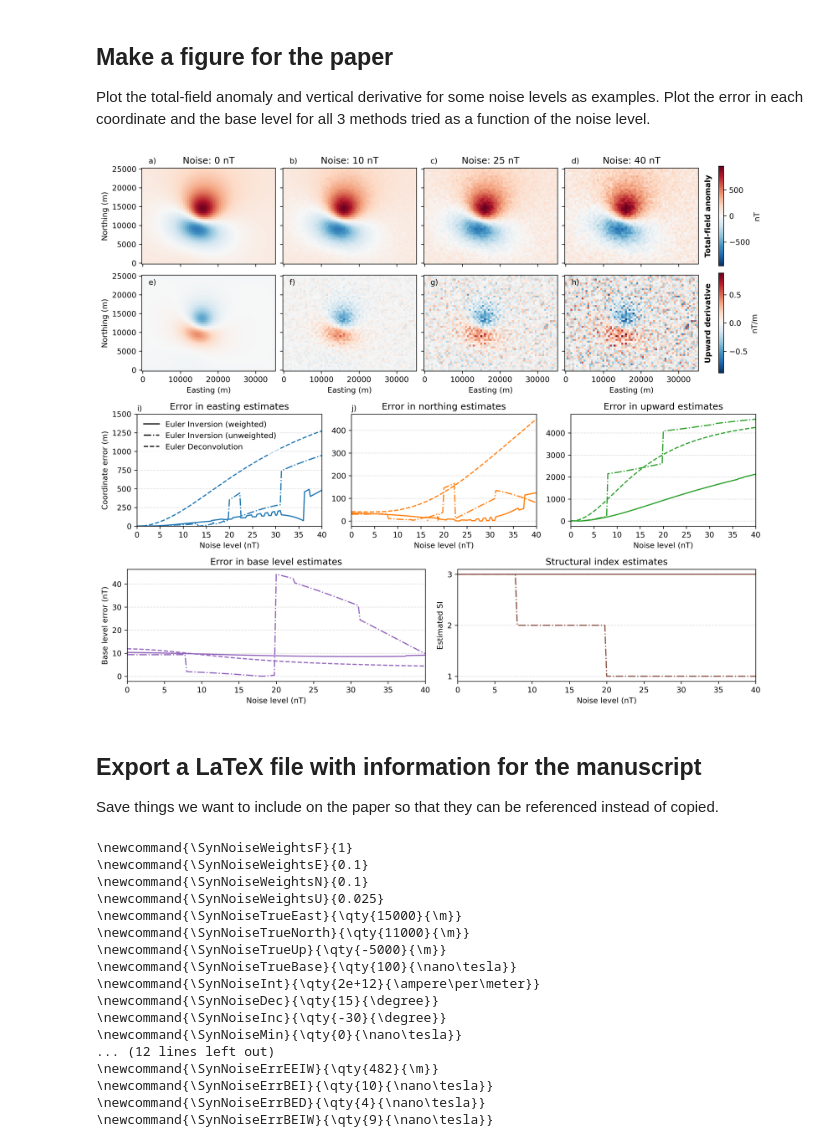
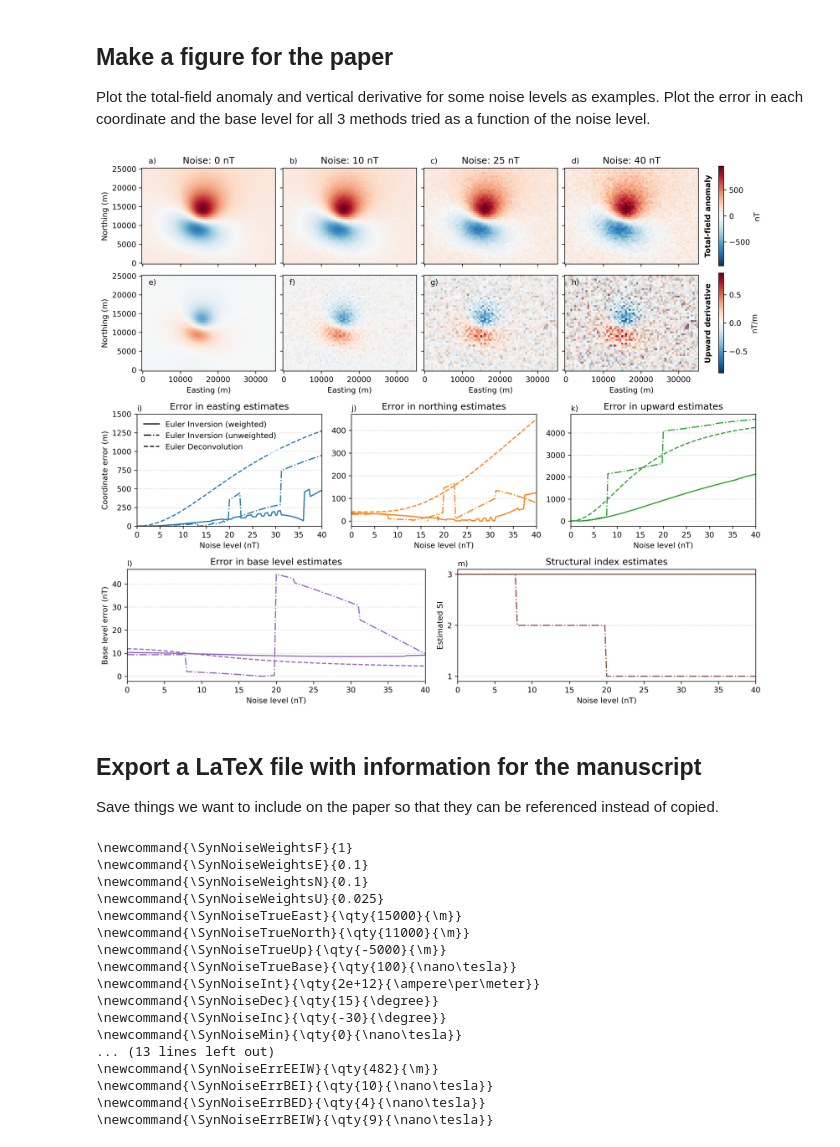
Before and after one commit to compgeolab/euler-inversion, a Jupyter notebook: code/synthetic-noise-levels.ipynb, the cells around one changed output. Saved outputs shown, nothing was run; the diff lists cells and outputs as text; code cells hidden in the pictures.

Commit message:
Fix missing labels in noise synthetic figure

```diff
--- a/code/synthetic-noise-levels.ipynb
+++ b/code/synthetic-noise-levels.ipynb
@@ -194,7 +194,7 @@ ax1, ax2, ax3 = figures[1].subplots(1, 3)
 
 ax4, ax5 = figures[2].subplots(1, 2)
 
-for ax, label in zip((ax1, ax2, ax3, ax4, ax5), "ij"):
+for ax, label in zip((ax1, ax2, ax3, ax4, ax5), "ijklm"):
     ax.text(0, 1.03, f"{label})", transform=ax.transAxes)
 for estimates, style in zip(
     [estimates_ed, estimates_ei, estimates_ei_weights], ["--", "-.", "-"]
@@ -256,39 +256,41 @@ ax1.legend(
         inversion,
         deconv,
     ],
     [
         "Euler Inversion (weighted)",
         "Euler Inversion (unweighted)",
         "Euler Deconvolution",
     ],
     framealpha=0.7,
     facecolor="#ffffff",
     edgecolor="#ffffff",
 )
 ax1.set_ylabel("Coordinate error (m)")
 ax4.set_ylabel("Base level error (nT)")
 ax5.set_ylabel("Estimated SI")
 ax1.set_title("Error in easting estimates")
 ax2.set_title("Error in northing estimates")
 ax3.set_title("Error in upward estimates")
 ax4.set_title("Error in base level estimates")
 ax5.set_title("Structural index estimates")
 ax1.set_ylim(0, 1500)
 ax5.set_yticks([1, 2, 3])
 
 # Save the figure and display the saved figure because savefig and
 # show can sometimes create slightly different figures
 figfile = Path("..") / "paper" / "figures" / "synthetic-noise-levels.png"
 fig.savefig(figfile, dpi=300, bbox_inches="tight")
 plt.close()
 Image(figfile)
 # %% [output]
-[figure, old version]
+[figure, new version]
 # %% [markdown]
 ## Export a LaTeX file with information for the manuscript
 
 Save things we want to include on the paper so that they can be referenced instead of copied.
 # %%
+noise_plotted = [f"{noise:.0f}" for noise in noise_to_plot[:-1]]
+noise_plotted.append(rf"and \qty{{{noise_to_plot[-1]:.0f}}}{{\nano\tesla}}")
 output = rf"""
 \newcommand{{\SynNoiseWeightsF}}{{{weights[0]}}}
 \newcommand{{\SynNoiseWeightsE}}{{{weights[1]}}}
@@ -304,6 +306,7 @@ output = rf"""
 \newcommand{{\SynNoiseMin}}{{\qty{{{noise_min:.0f}}}{{\nano\tesla}}}}
 \newcommand{{\SynNoiseMax}}{{\qty{{{noise_max:.0f}}}{{\nano\tesla}}}}
 \newcommand{{\SynNoiseStep}}{{\qty{{{noise_step:.1f}}}{{\nano\tesla}}}}
+\newcommand{{\SynNoisePlotted}}{{{', '.join(noise_plotted)}}}
 \newcommand{{\SynNoiseHeight}}{{\qty{{{height:.0f}}}{{\m}}}}
 \newcommand{{\SynNoiseSpacing}}{{\qty{{{spacing:.0f}}}{{\m}}}}
 \newcommand{{\SynNoiseErrUEI}}{{\qty{{{np.abs(true_coordinates[2] - estimates_ei[noise_max].location_[2]):.0f}}}{{\m}}}}
@@ -335,7 +338,7 @@ print(output)
 \newcommand{\SynNoiseDec}{\qty{15}{\degree}}
 \newcommand{\SynNoiseInc}{\qty{-30}{\degree}}
 \newcommand{\SynNoiseMin}{\qty{0}{\nano\tesla}}
-... (12 lines left out)
+... (13 lines left out)
 \newcommand{\SynNoiseErrEEIW}{\qty{482}{\m}}
 \newcommand{\SynNoiseErrBEI}{\qty{10}{\nano\tesla}}
 \newcommand{\SynNoiseErrBED}{\qty{4}{\nano\tesla}}
```
Also changed, not shown: 2 other files.
